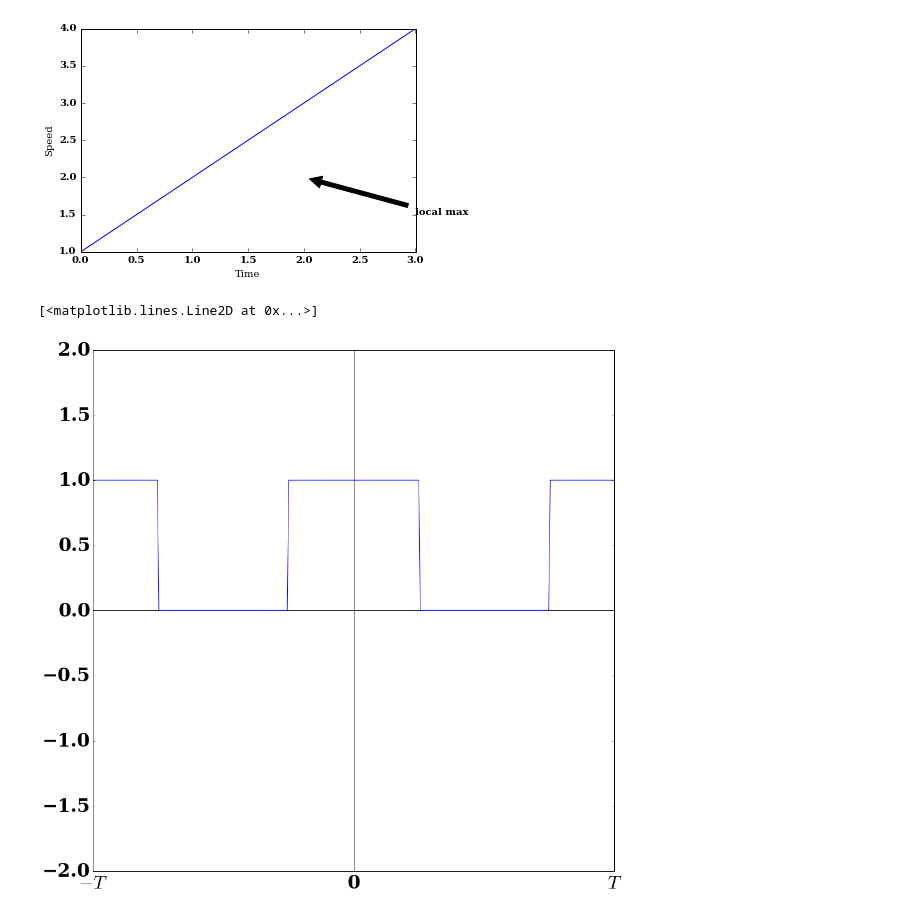
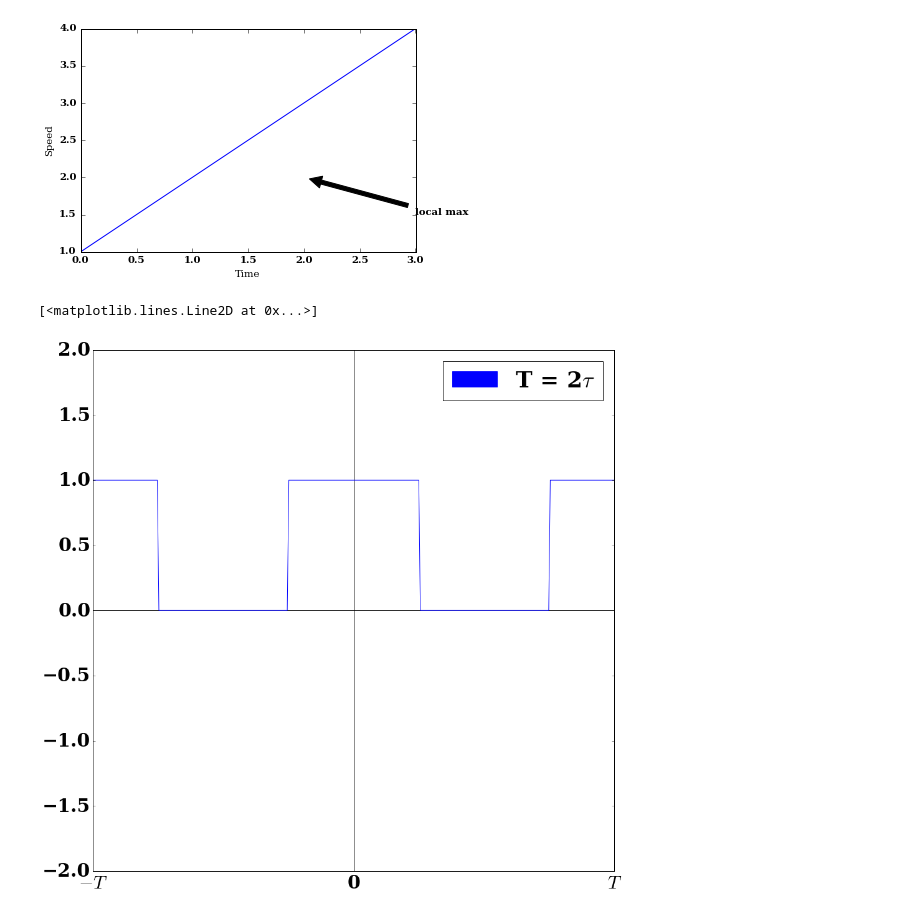
Before and after one commit to my-snippet/etc, a Jupyter notebook: AC-analysis/Fourier-Series/odd-function/square_wave.ipynb, the cells around one changed output. Drawn from its saved outputs; the diff is of its cells as text; code cells hidden in the pictures.

Commit message:
add label

```diff
--- a/AC-analysis/Fourier-Series/odd-function/square_wave.ipynb
+++ b/AC-analysis/Fourier-Series/odd-function/square_wave.ipynb
@@ -114,22 +114,29 @@ def make_square_odd(freq=1, amp=1, duty=0.5):
 
 def set_basic_graph():
     figure(figsize=(15, 15))
+
     plt.axhline(0, color='black')
     plt.axvline(0, color='black')
     plt.ylim(-2, 2)
     plt.xlim(-1, 1)
+
+    x_range = range(-1, 2)
+    x_labels = [r"$-T$", 0, r"$T$"]
+    plt.xticks(x_range, x_labels)
+
     return linspace(-3,3,1000) # precision : 1000 (x axis)
+
+def set_basic_label(label=''):
+    patch = mpatches.Patch(color='blue', label=label)
+    plt.legend(handles=[patch])
 # %%
 # make square wave using sawtooth
 # indirection solution
 
+
 t = set_basic_graph()
-# Additional graph config
-x_range = range(-1, 2)
-x_labels = [r"$-T$", 0, r"$T$"]
-plt.xticks(x_range, x_labels)
-
+set_basic_label(r'T = 2$\tau$')
 plt.plot(t, make_square_odd())
 # %% [output]
 [<matplotlib.lines.Line2D at 0x...>]
-[figure, old version]
+[figure, new version]
```
Also changed, not shown: parts of 4 cells of this notebook.
